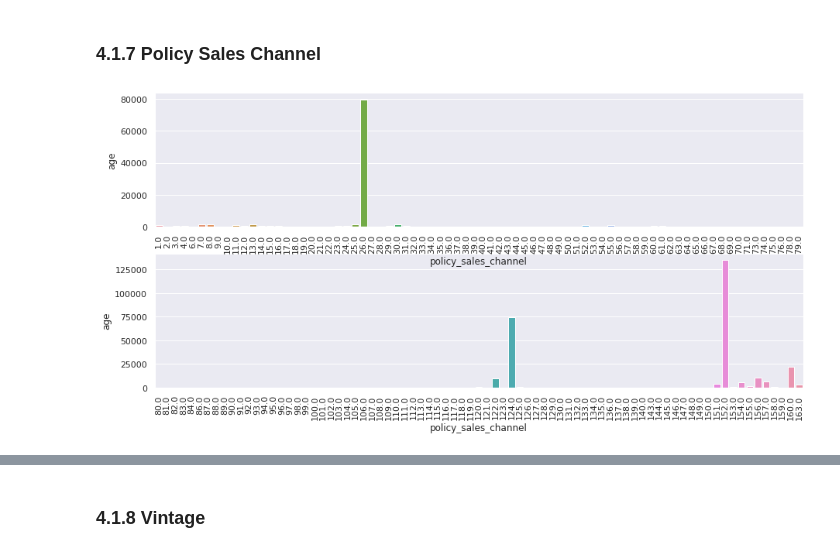
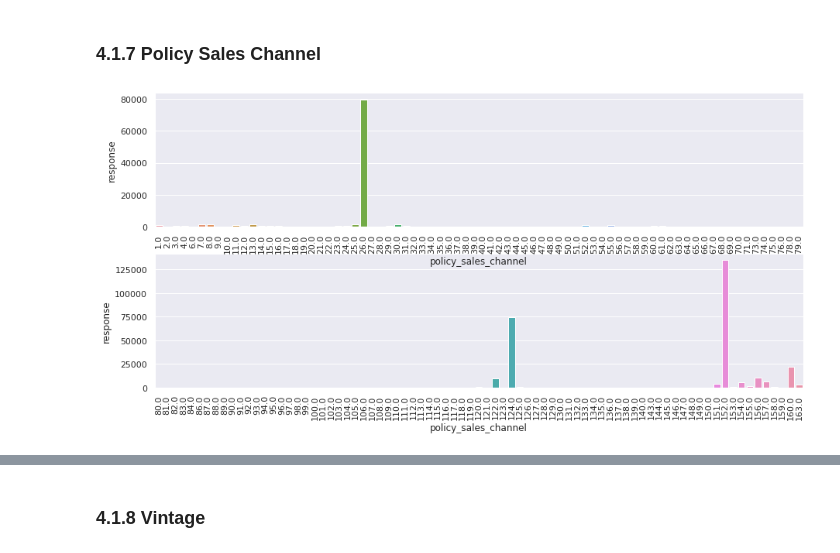
Before and after one commit to JeffersonMedines/health_insurance_cross_sell, a Jupyter notebook: notebooks/m01_v01_health_insurance_cross_sell.ipynb, the cells around one changed output, grey strips where cells are left out. Drawn from its saved outputs; the diff is of its cells as text; code cells hidden in the pictures.

Commit message:
exploratory data analysis done

```diff
--- a/notebooks/m01_v01_health_insurance_cross_sell.ipynb
+++ b/notebooks/m01_v01_health_insurance_cross_sell.ipynb
@@ -340,13 +353,13 @@ df4[['vehicle_age', 'response']].value_counts( normalize=True ).reset_index()
 ### 4.1.7 Policy Sales Channel
 # %%
 plt.subplot( 212 )
-aux1 = df4[df4['policy_sales_channel'] >= 80.0].groupby( 'policy_sales_channel' )['age'].count().reset_index()
-sns.barplot( x='policy_sales_channel', y='age', data=aux1 )
+aux1 = df4[df4['policy_sales_channel'] >= 80.0].groupby( 'policy_sales_channel' )['response'].count().reset_index()
+sns.barplot( x='policy_sales_channel', y='response', data=aux1 )
 plt.xticks(rotation=90);
 
 plt.subplot( 211 )
-aux2 = df4[df4['policy_sales_channel'] < 80.0].groupby( 'policy_sales_channel' )['age'].count().reset_index()
-sns.barplot( x='policy_sales_channel', y='age', data=aux2 )
+aux2 = df4[df4['policy_sales_channel'] < 80.0].groupby( 'policy_sales_channel' )['response'].count().reset_index()
+sns.barplot( x='policy_sales_channel', y='response', data=aux2 )
 plt.xticks(rotation=90);
 # %% [output]
-[figure, old version]
+[figure, new version]
```
Also changed, not shown: parts of 19 cells of this notebook.
